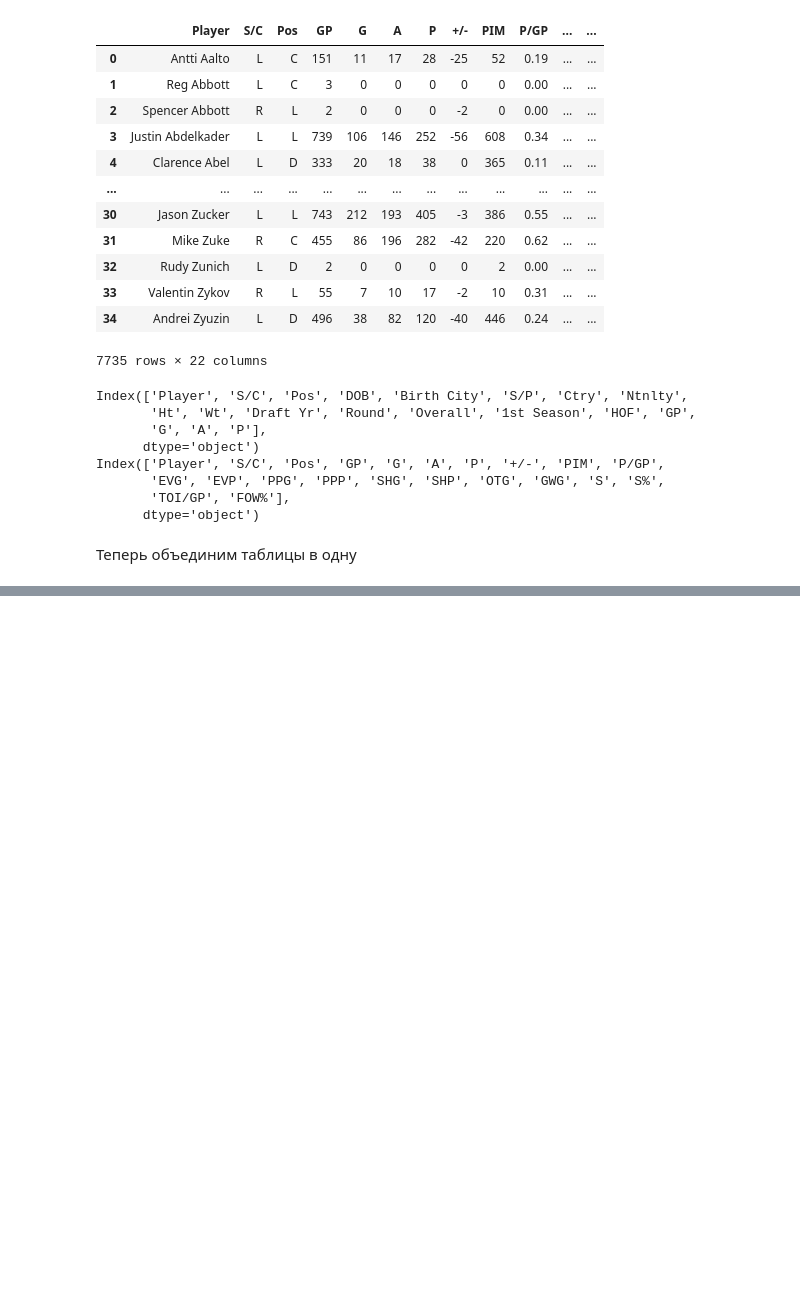
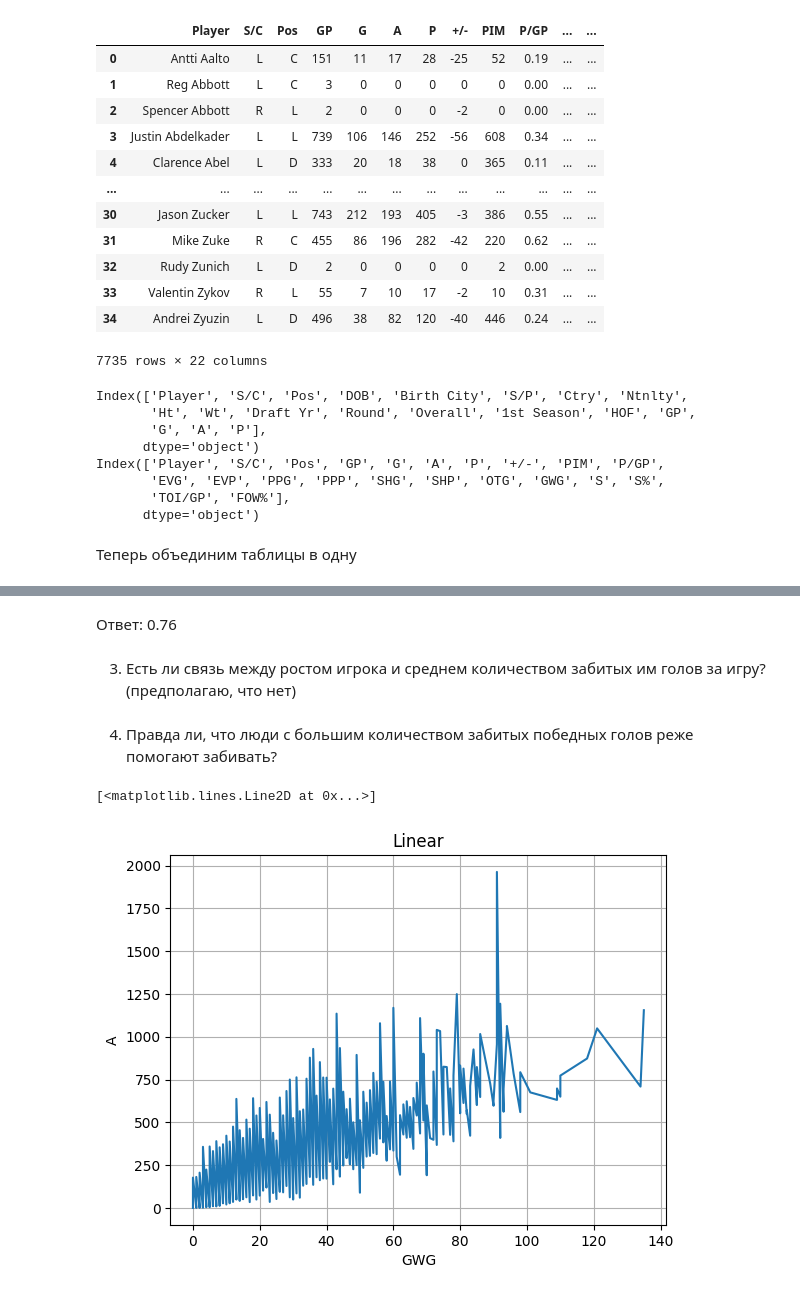
Before and after one commit to mgolovstik/cpm_project, a Jupyter notebook: test.ipynb, the cells around one changed output, grey strips where cells are left out. Cells and saved outputs as stored; diff of their text form; code cells hidden in the pictures; blank space fills up the shorter version.

```diff
--- a/test.ipynb
+++ b/test.ipynb
@@ -180,0 +270,16 @@ Name: Ctry, dtype: int64
+# %% [markdown]
+Ответ: 0.76
+# %% [markdown]
+3) Есть ли связь между ростом игрока и среднем количеством забитых им голов за игру? (предполагаю, что нет)
+# %% [markdown]
+4) Правда ли, что люди с большим количеством забитых победных голов реже помогают забивать?
+# %%
+plt.title('Linear')
+plt.xlabel('GWG')
+plt.ylabel('A')
+plt.grid()
+l1, l2 = zip(*sorted(zip(list(player_info['GWG']), list(player_info['A']))))
+plt.plot(l1, l2)
+# %% [output]
+[<matplotlib.lines.Line2D at 0x...>]
+[figure, added]
```
Also changed, not shown: parts of 42 cells of this notebook.
